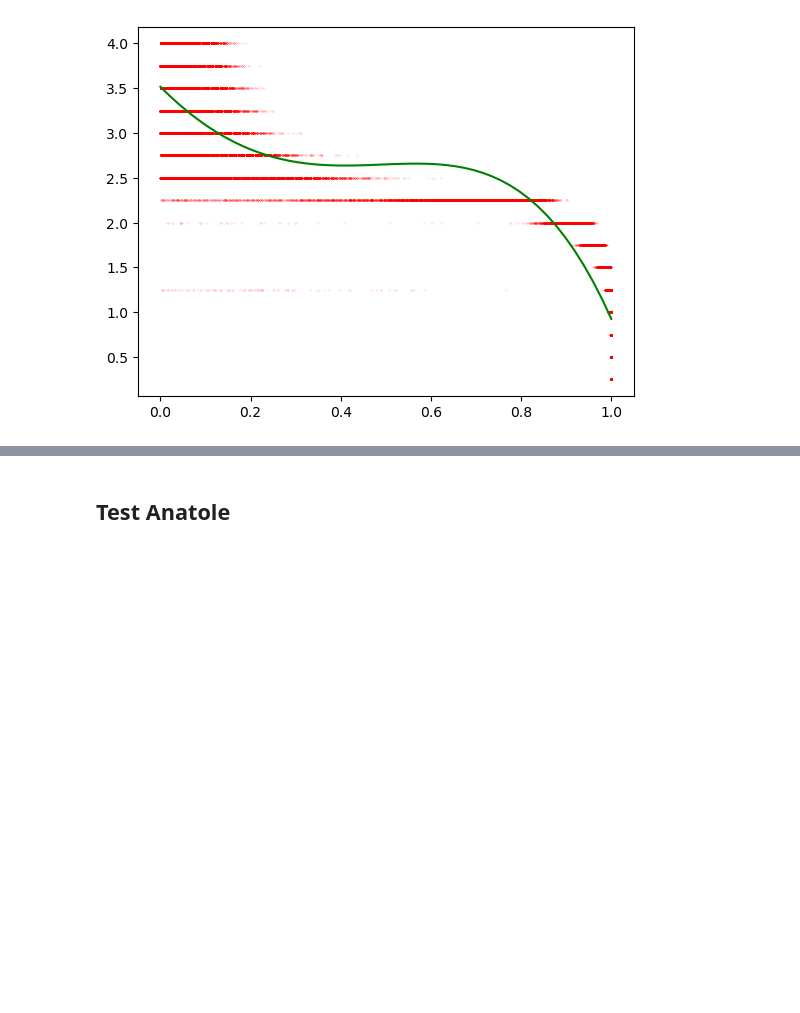
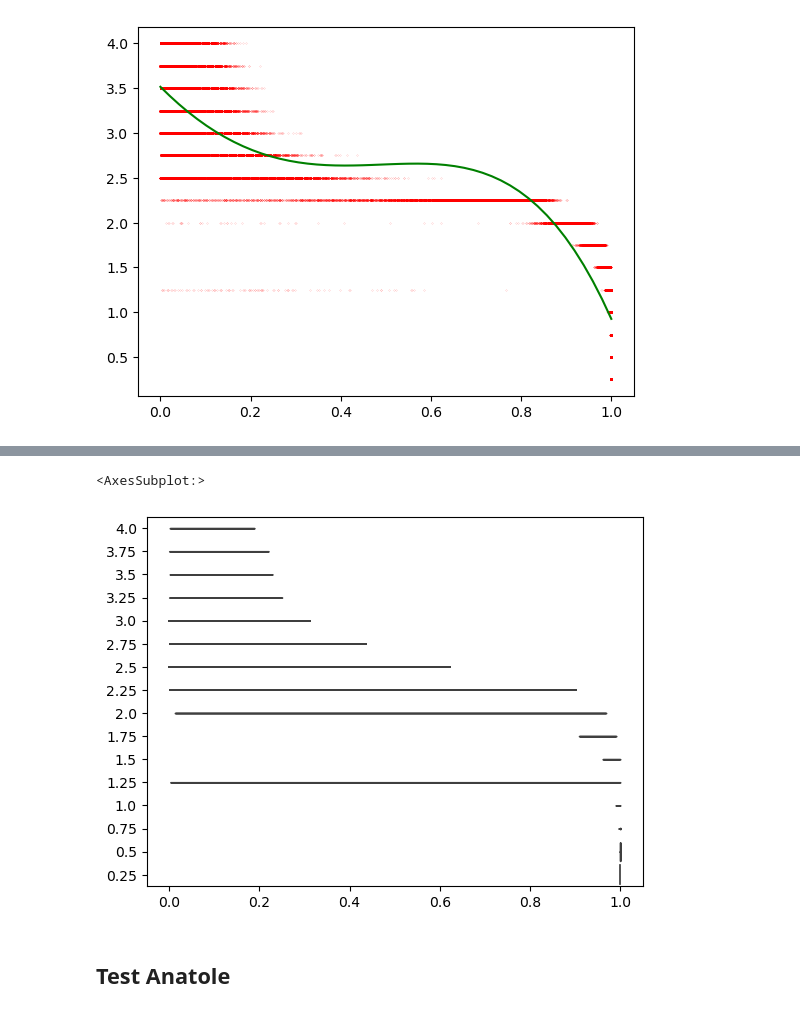
Before and after one commit to ma2this510/Ising-Model_IA_M1, a Jupyter notebook: Ising_projet.ipynb, the cells around one changed output, grey strips where cells are left out. Drawn from its saved outputs; the diff is of its cells as text; code cells hidden in the pictures; blank space fills up the shorter version.

```diff
--- a/Ising_projet.ipynb
+++ b/Ising_projet.ipynb
@@ -297,3 +307,10 @@ plt.plot(xnew, ynew, c='g')
+# %%
+import seaborn as sns
+
+sns.violinplot(y=tot_label, x=tot_data_sym, orient='h', inner=None, order=nom_temp[::-1], cut=0, density_norm="area")
+# %% [output]
+<AxesSubplot:>
+[figure, added]
 # %% [markdown]
 ## Test Anatole
 # %%
```
Also changed, not shown: parts of 7 cells of this notebook, 3 other files.
